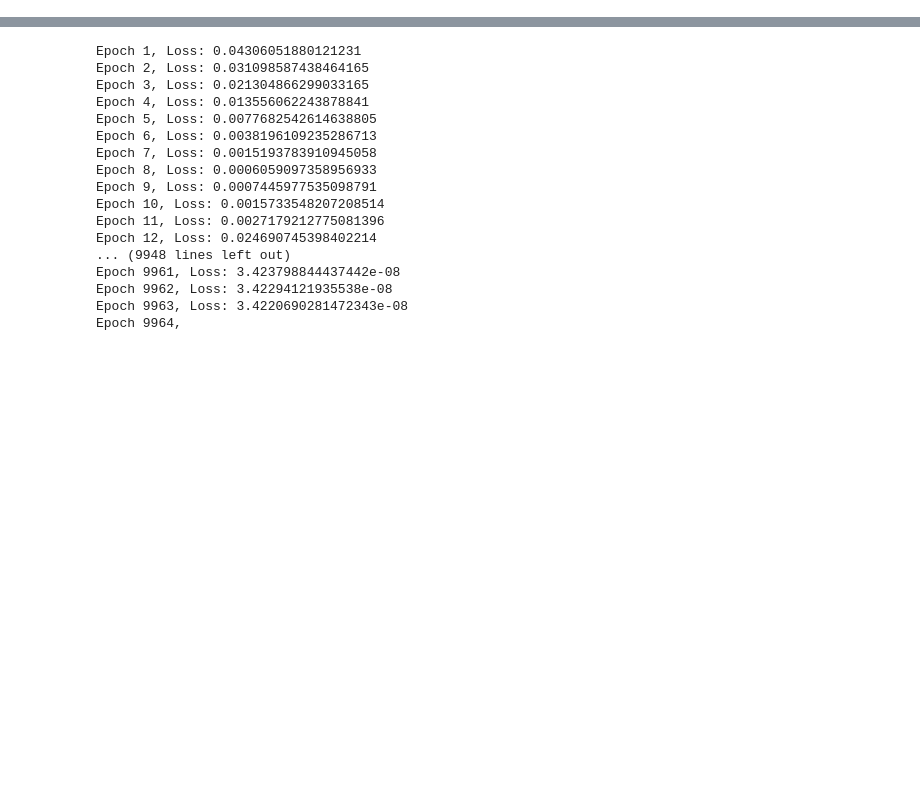
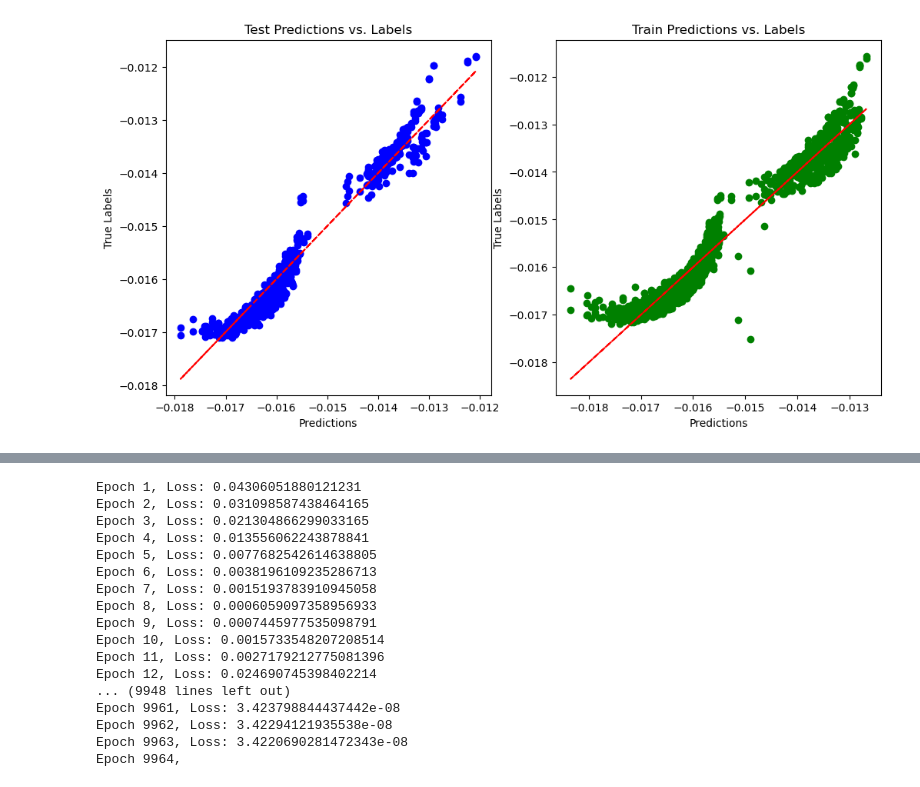
Before and after one commit to Scaralett/ML-correlation, a Jupyter notebook: Alkenes.ipynb, the cells around one changed output, grey strips where cells are left out. Saved outputs shown, nothing was run; the diff lists cells and outputs as text; code cells hidden in the pictures; blank space fills up the shorter version.

```diff
--- a/Alkenes.ipynb
+++ b/Alkenes.ipynb
@@ -101,0 +571,27 @@ selflabels=np.stack(selflabellist)
+# %%
+import matplotlib.pyplot as plt
+testpredictions=predict(np.load('data/testfeats.npy'),np.load('data/testaddfeats.npy'))
+trainpredictions=predict(np.load('data/trainselffeats.npy'),np.load('data/trainselfaddfeats.npy'))
+trainlabels=np.load('data/trainselflabels.npy')
+testlabels=np.load('data/testselflabels.npy')
+fig, axs = plt.subplots(1, 2, figsize=(12, 6))
+
+# Plot test predictions vs. labels
+axs[0].scatter(testlabels, testpredictions,  color='blue', label='Test')
+axs[0].plot(testlabels,testlabels, color='red',linestyle='--')
+axs[0].set_title("Test Predictions vs. Labels")
+axs[0].set_xlabel("Predictions")
+axs[0].set_ylabel("True Labels")
+
+# Plot train predictions vs. labels
+axs[1].scatter(trainlabels, trainpredictions,  color='green', label='Train')
+axs[1].plot(trainlabels,trainlabels, color='red',linestyle='--')
+axs[1].set_title("Train Predictions vs. Labels")
+axs[1].set_xlabel("Predictions")
+axs[1].set_ylabel("True Labels")
+
+# Display the plots
+plt.savefig('alkenes-alkane-self-train-test-30k-high_lr.png')
+plt.show()
+# %% [output]
+[figure, added]
```
Also changed, not shown: parts of 11 cells of this notebook, 3 other files.
